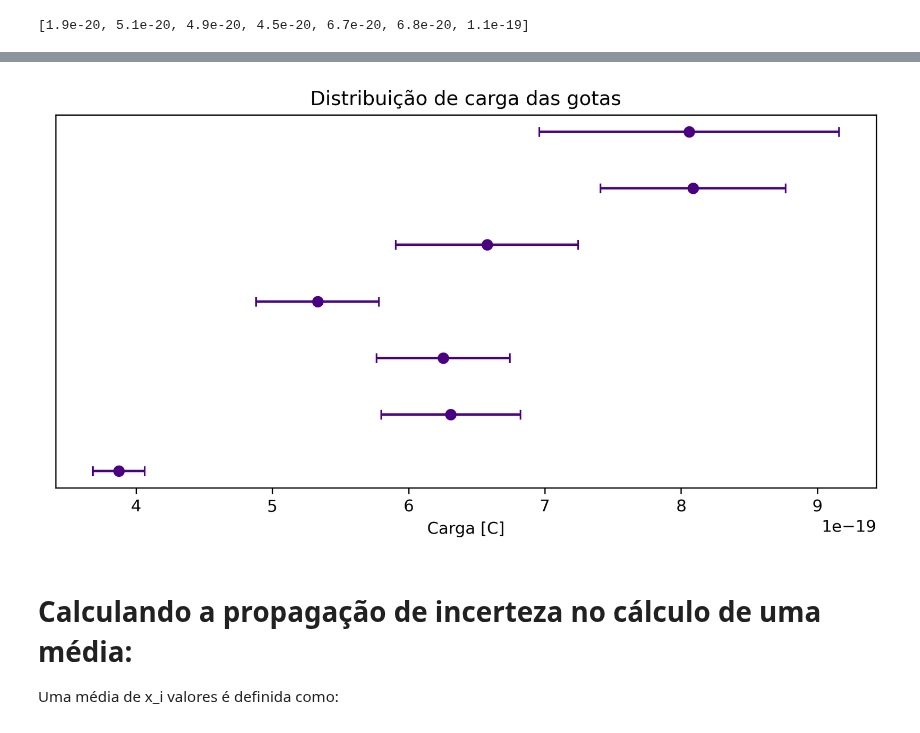
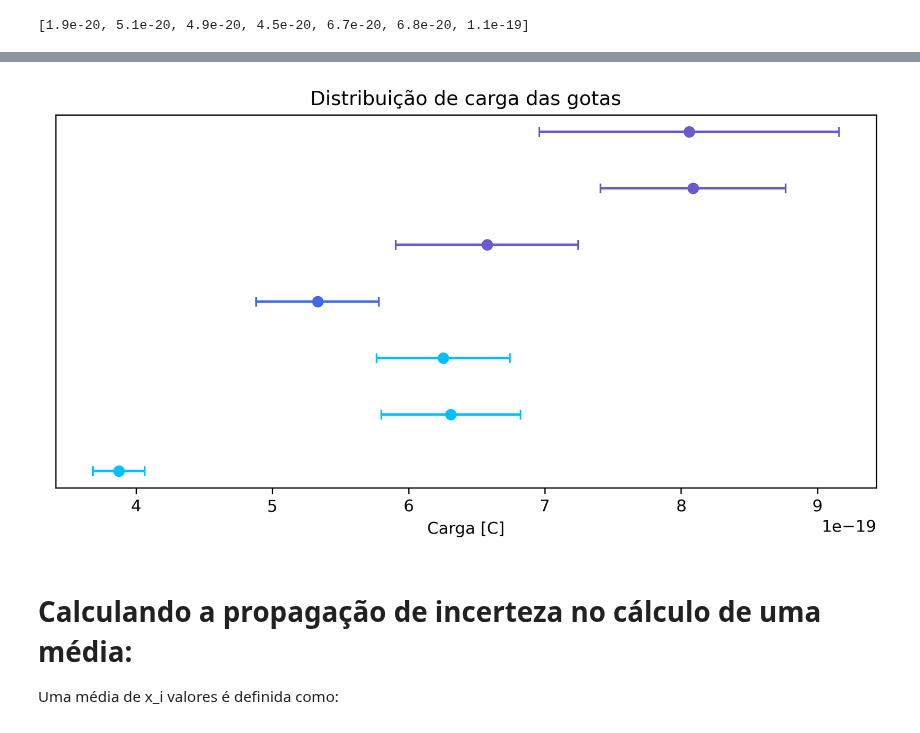
Before and after one commit to viniciusrocca/College_Codes, a Jupyter notebook: Lab3/Millikan_Oil_Drop.ipynb, the cells around one changed output, grey strips where cells are left out. Saved outputs shown, nothing was run; the diff lists cells and outputs as text; code cells hidden in the pictures.

```diff
--- a/Lab3/Millikan_Oil_Drop.ipynb
+++ b/Lab3/Millikan_Oil_Drop.ipynb
@@ -272,14 +263,16 @@ plt.show()
 # %%
 plt.figure(figsize = [9.0,4.2], dpi = 300)
-plt.errorbar(np.array(q),[1,2,3,4,5,6,7],0,sigma_q,'o', color = 'indigo',capsize=3)
+plt.errorbar(q[:3],[1,2,3],0,sigma_q[:3],'o', color = 'deepskyblue', capsize=3)
+plt.errorbar(q[3],[4],0,sigma_q[3],'o', color = 'royalblue', capsize=3)
+plt.errorbar(q[4:],[5,6,7],0,sigma_q[4:],'o', color = 'slateblue', capsize=3)
 plt.yticks([])
 #plt.ylim([0.995,1.005])
 plt.xlabel(r'Carga [C]')
 plt.title('Distribuição de carga das gotas')
 #plt.legend()
 plt.show()
 # %% [output]
-[figure, old version]
+[figure, new version]
 # %% [markdown]
 # Calculando a propagação de incerteza no cálculo de uma média:
 
```
Also changed, not shown: parts of 3 cells of this notebook.
